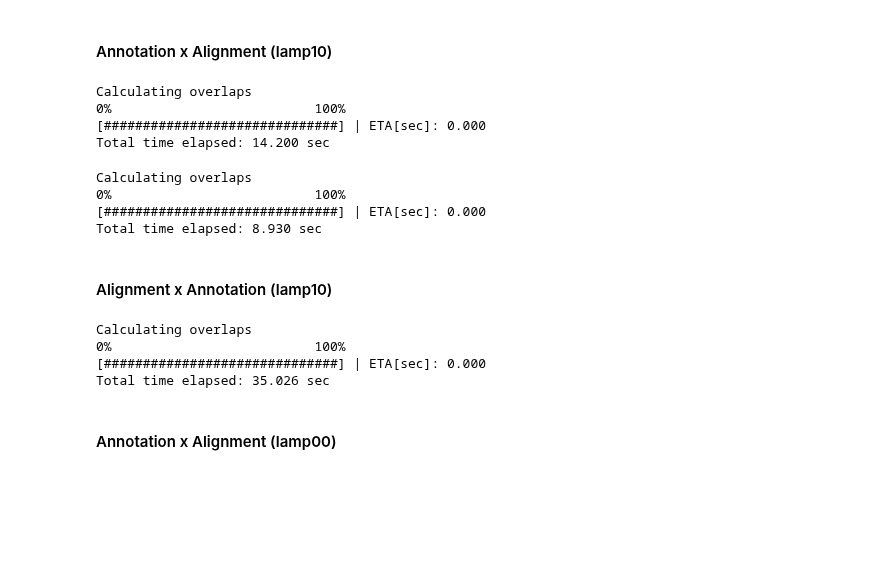
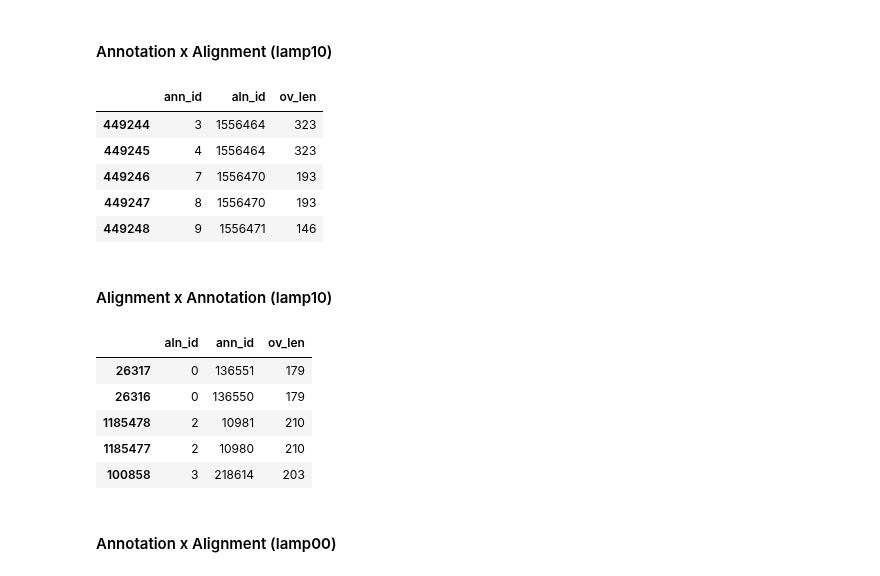
Before and after one commit to standage/2015-petMarSB, a Jupyter notebook: notebooks/petmar-cross-validate.ipynb, the cells around one changed output. Cells and saved outputs as stored; diff of their text form; code cells hidden in the pictures; blank space fills up the shorter version.

```diff
--- a/notebooks/petmar-cross-validate.ipynb
+++ b/notebooks/petmar-cross-validate.ipynb
@@ -255,12 +255,4 @@ Good, it appears to work!
 ### Calculate Overlap Data
 # %% [markdown]
 #### Annotation x Alignment (lamp10)
-# %%
-bar = pyprind.ProgBar(len(lamp10_forest_df), stream=1, title='Calculating overlaps')
-ann_aln_ov_df = ivt.get_ann_aln_overlap_df(lamp10_forest_df, cutoff=0.9, bar=bar)
-# %% [output]
-Calculating overlaps
-0%                          100%
-[##############################] | ETA[sec]: 0.000
-Total time elapsed: 14.200 sec
 # %%
@@ -267,21 +261,14 @@ Total time elapsed: 14.200 sec
 ann_aln_ov_df.sort(columns='ann_id', inplace=True)
+# %%
+ann_aln_ov_df.head()
+# %% [output]
+|  | ann_id | aln_id | ov_len |
+| 449244 | 3 | 1556464 | 323 |
+| 449245 | 4 | 1556464 | 323 |
+| 449246 | 7 | 1556470 | 193 |
+| 449247 | 8 | 1556470 | 193 |
+| 449248 | 9 | 1556471 | 146 |
 # %%
 store['lamp10_ann_aln_ov_df'] = ann_aln_ov_df
-# %%
-bar = pyprind.ProgBar(len(lamp10_forest_df), stream=1, title='Calculating overlaps')
-ann_aln_ov_merged_df = ivt.get_ann_aln_overlap_df(lamp10_forest_df, cutoff=0.9, merge=True, bar=bar)
-# %% [output]
-Calculating overlaps
-0%                          100%
-[##############################] | ETA[sec]: 0.000
-Total time elapsed: 8.930 sec
 # %% [markdown]
 #### Alignment x Annotation (lamp10)
-# %%
-bar = pyprind.ProgBar(len(lamp10_forest_df), stream=1, title='Calculating overlaps')
-aln_ann_ov_df = ivt.get_aln_ann_overlap_df(lamp10_forest_df, cutoff=0.9, bar=bar)
-# %% [output]
-Calculating overlaps
-0%                          100%
-[##############################] | ETA[sec]: 0.000
-Total time elapsed: 35.026 sec
@@ -290,3 +279,12 @@ aln_ann_ov_df.sort_index(inplace=True)
+# %%
+aln_ann_ov_df.head()
+# %% [output]
+|  | aln_id | ann_id | ov_len |
+| 26317 | 0 | 136551 | 179 |
+| 26316 | 0 | 136550 | 179 |
+| 1185478 | 2 | 10981 | 210 |
+| 1185477 | 2 | 10980 | 210 |
+| 100858 | 3 | 218614 | 203 |
 # %%
 store['lamp10_aln_ann_ov_df'] = aln_ann_ov_df
 # %%
```
Also changed, not shown: parts of 46 cells of this notebook.
